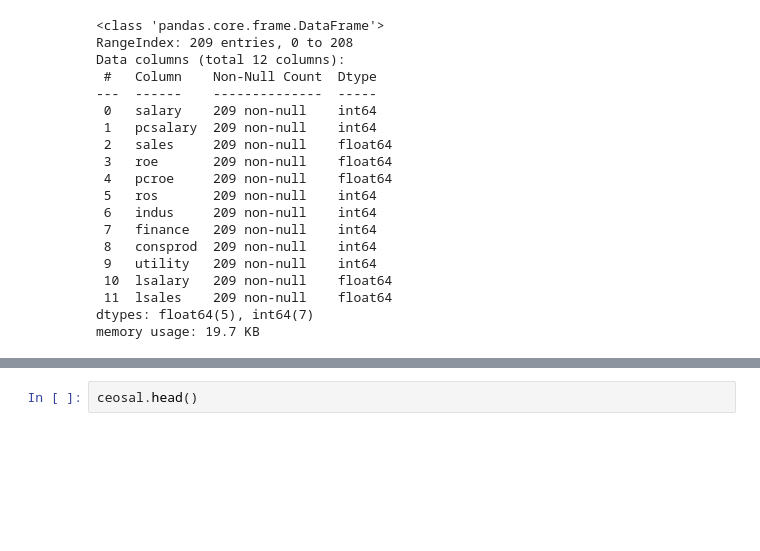
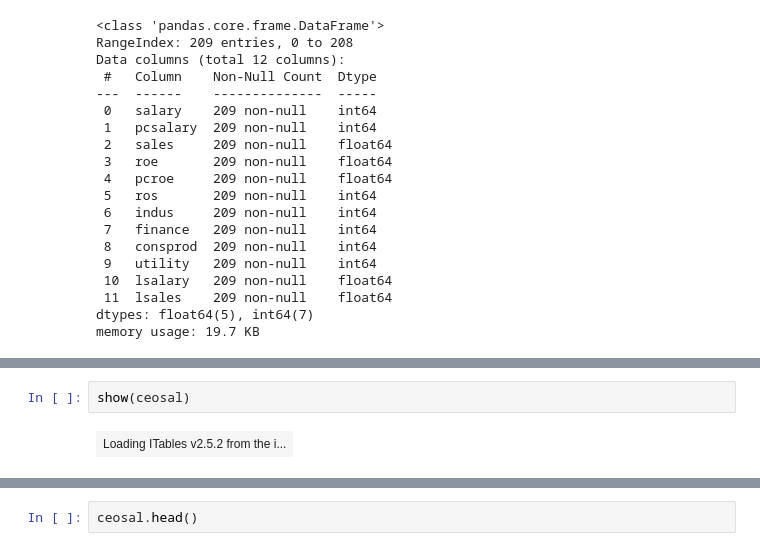
Before and after one commit to cluterdidiw/studynote, a Jupyter notebook: 计量经济学导论学习/code/简单线性回归.ipynb, the cells around one changed output, grey strips where cells are left out. Cells and saved outputs as stored; diff of their text form; blank space fills up the shorter version.

```diff
--- a/计量经济学导论学习/code/简单线性回归.ipynb
+++ b/计量经济学导论学习/code/简单线性回归.ipynb
@@ -59,3 +84,7 @@ ceosal.describe()
 | 50% | 1039.000000 | 9.000000 | 3705.199951 | 15.500000 | -3.000000 | 52.000000 | 0.000000 | 0.000000 | 0.000000 | 0.000000 | 6.946014 | ... |
 | 75% | 1407.000000 | 20.000000 | 7177.000000 | 20.000000 | 19.500000 | 81.000000 | 1.000000 | 0.000000 | 1.000000 | 0.000000 | 7.249215 | ... |
 | max | 14822.000000 | 212.000000 | 97649.898438 | 56.299999 | 977.000000 | 418.000000 | 1.000000 | 1.000000 | 1.000000 | 1.000000 | 9.603868 | ... |
+# %%
+show(ceosal)
+# %% [output]
+| Loading ITables v2.5.2 from the i... |
```
Also changed, not shown: parts of 3 cells of this notebook, 11 other files.
